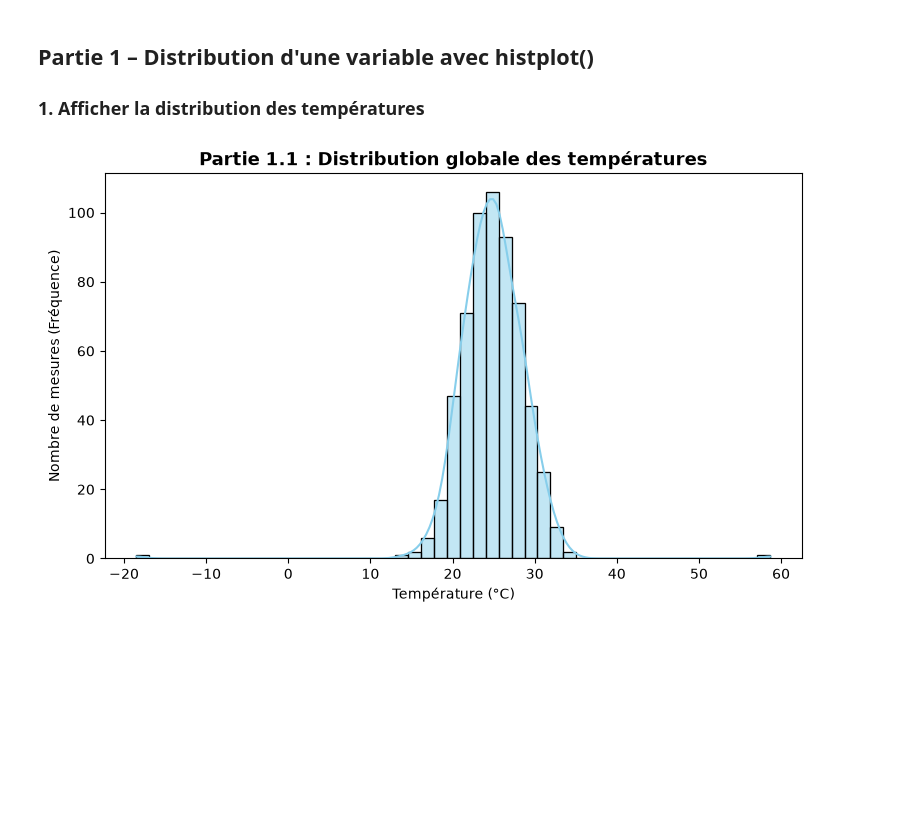
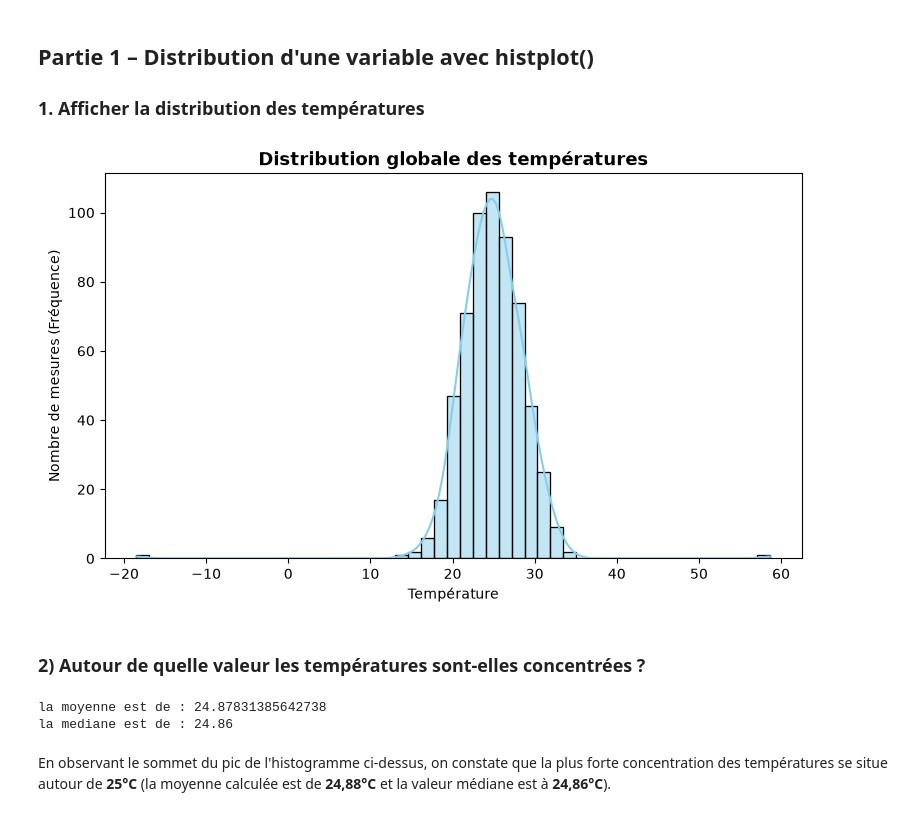
Before and after one commit to DIOPBARHAM/atelier_seaborn_iot, a Jupyter notebook: notebooks/atelier_seaborn_iot.ipynb, the cells around one changed output. Cells and saved outputs as stored; diff of their text form; code cells hidden in the pictures; blank space fills up the shorter version.

Commit message:
2) Autour de quelle valeur les températures sont concentrées ?

```diff
--- a/notebooks/atelier_seaborn_iot.ipynb
+++ b/notebooks/atelier_seaborn_iot.ipynb
@@ -43,14 +43,25 @@ Le tableau de données contient 605 lignes et 9 colonnes.
 # %%
 import matplotlib.pyplot as plt
 import seaborn as sns
 
 plt.figure(figsize=(9, 5)) # Définit la taille du graphique en pouces (largeur=9, hauteur=5)
 # On trace l'histogramme avec une estimation lissée de la densité (kde=True)
 sns.histplot(data=df, x=df['temperature'], kde=True, color='skyblue')
 # Personnalisation des titres et axes
-plt.title("Partie 1.1 : Distribution globale des températures", fontsize=13, fontweight='bold')
-plt.xlabel("Température (°C)")
+plt.title("Distribution globale des températures", fontsize=13, fontweight='bold')
+plt.xlabel("Température")
 plt.ylabel("Nombre de mesures (Fréquence)")
 plt.show()
 # %% [output]
-[figure, old version]
+[figure, new version]
+# %% [markdown]
+### 2) Autour de quelle valeur les températures sont-elles concentrées ?
+# %%
+print(f"la moyenne est de : {df['temperature'].mean()}")
+print(f"la mediane est de : {df['temperature'].median()}")
+# %% [output]
+la moyenne est de : 24.87831385642738
+la mediane est de : 24.86
+# %% [markdown]
+
+En observant le sommet du pic de l'histogramme ci-dessus, on constate que la plus forte concentration des températures se situe autour de **25°C** (la moyenne calculée est de **24,88°C** et la valeur médiane est à **24,86°C**).
```
